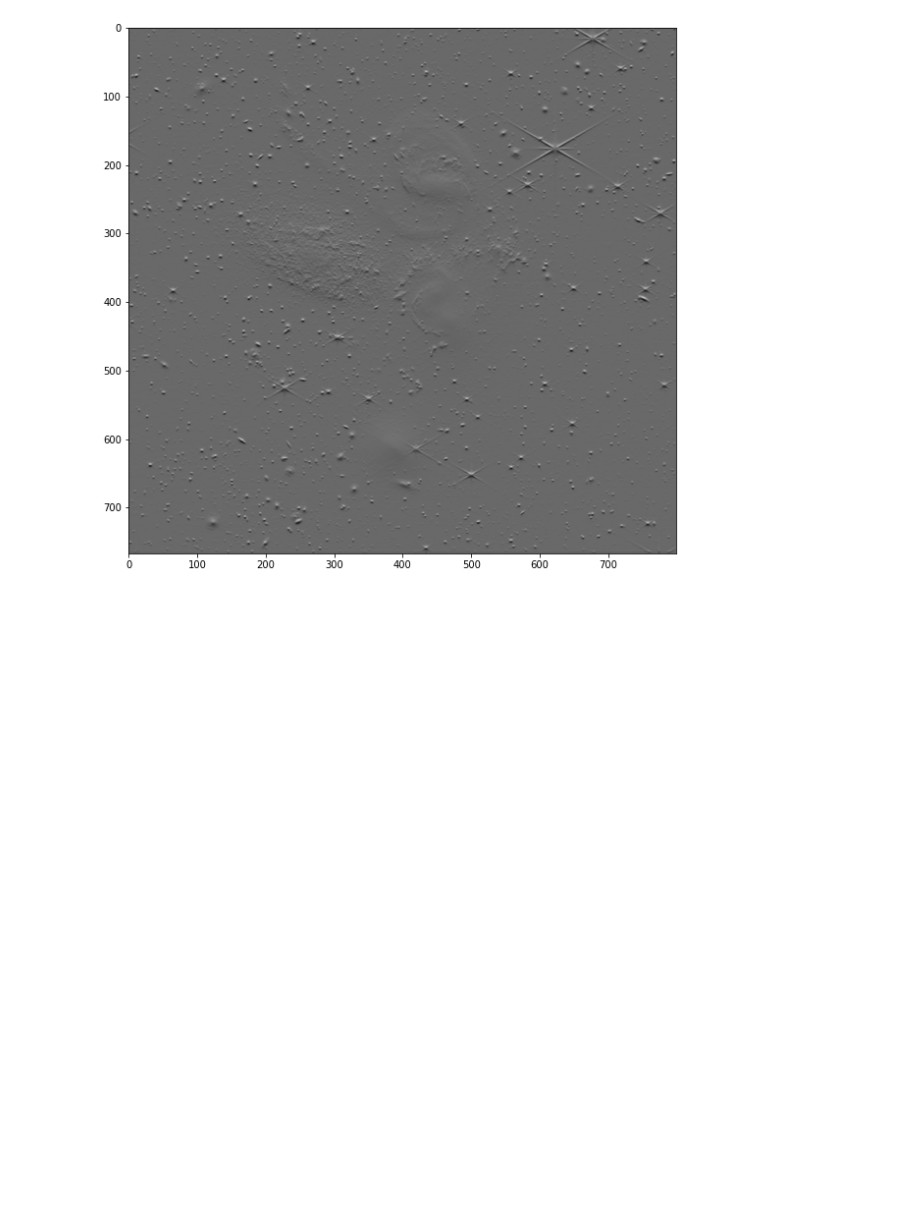
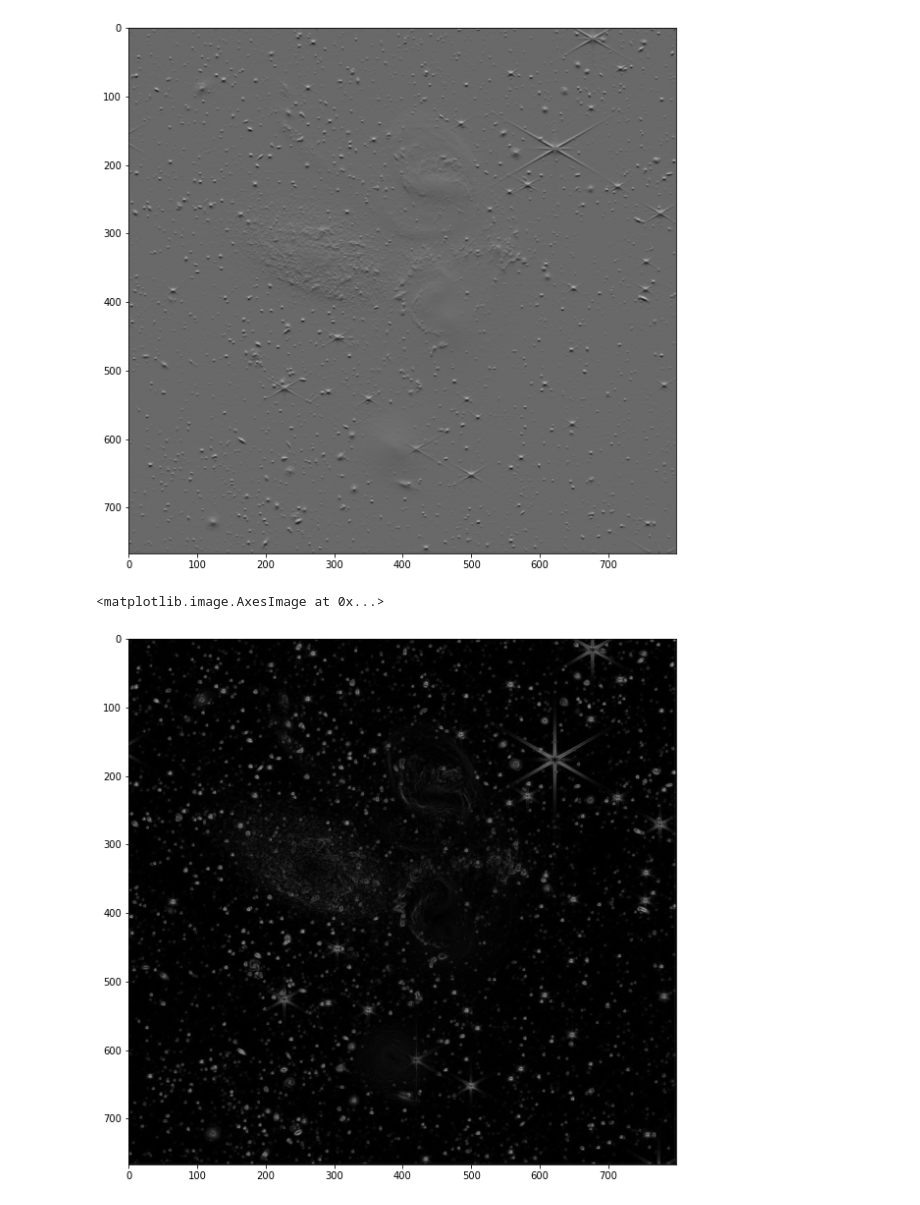
Before and after one commit to dennis-ciancoders/text_minning_and_image_recognition, a Jupyter notebook: clase_220727/clase_220727.ipynb, the cells around one changed output. Cells and saved outputs as stored; diff of their text form; code cells hidden in the pictures; blank space fills up the shorter version.

Commit message:
magnitud

```diff
--- a/clase_220727/clase_220727.ipynb
+++ b/clase_220727/clase_220727.ipynb
@@ -89,3 +89,22 @@ plt.imshow(img_derivada_y, cmap='gray')
 # %% [output]
 <matplotlib.image.AxesImage at 0x...>
 [figure]
+# %%
+def magnitud(dx, dy):
+    alto = dx.shape[0]
+    ancho = dx.shape[1]
+    salida = np.zeros((alto, ancho, 1))
+
+    for i in range(0, alto):
+        for j in range(0, ancho):
+            salida[i, j] = np.sqrt(dx[i, j]**2 + dy[i, j]**2)
+
+    return salida
+# %%
+magnitud_img = magnitud(img_derivada_x, img_derivada_y)
+
+plt.figure(figsize=(10, 10))
+plt.imshow(magnitud_img, cmap='gray')
+# %% [output]
+<matplotlib.image.AxesImage at 0x...>
+[figure, added]
```
